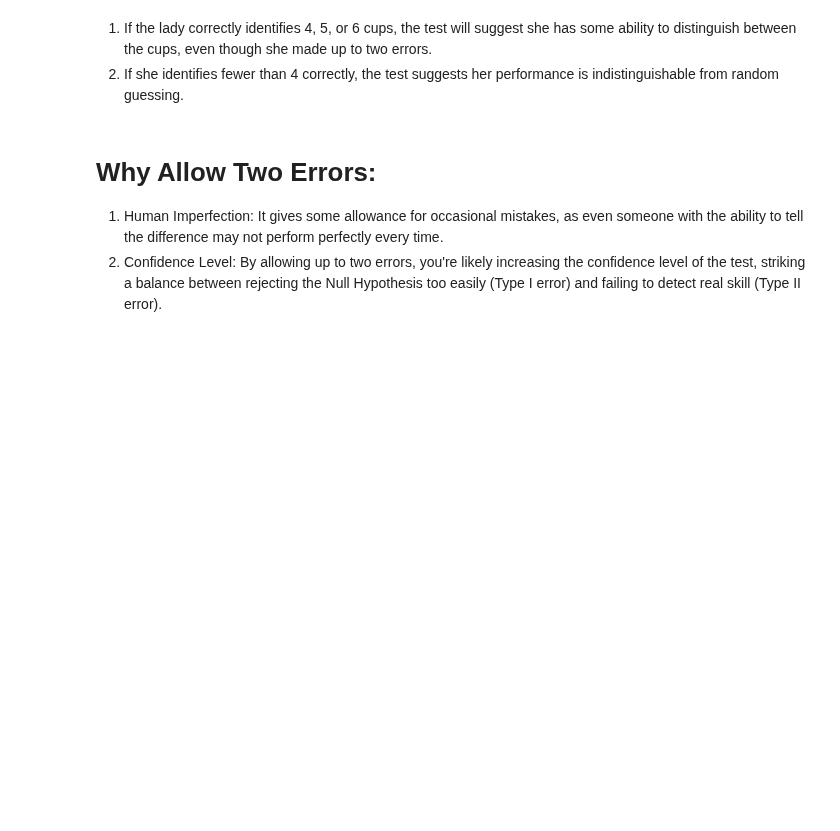
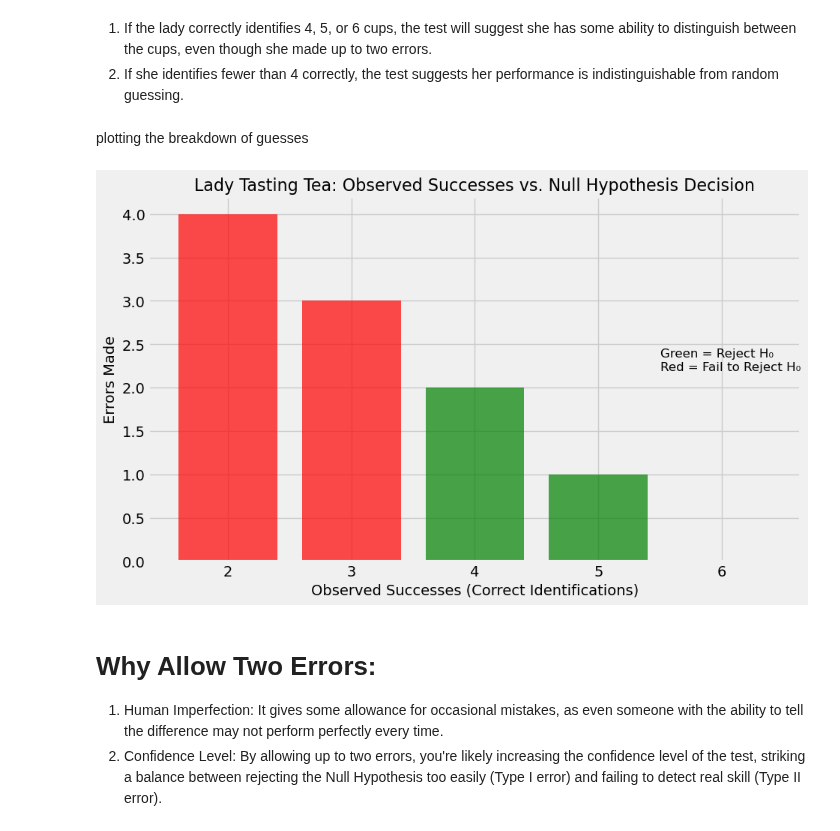
Before and after one commit to keithmmc/appliedstats, a Jupyter notebook: tasks.ipynb, the cells around one changed output. Cells and saved outputs as stored; diff of their text form; code cells hidden in the pictures; blank space fills up the shorter version.

```diff
--- a/tasks.ipynb
+++ b/tasks.ipynb
@@ -296,6 +296,30 @@ print(df)
 # %% [markdown]
 1. If the lady correctly identifies 4, 5, or 6 cups, the test will suggest she has some ability to distinguish between the cups, even though she made up to two errors.
 2. If she identifies fewer than 4 correctly, the test suggests her performance is indistinguishable from random guessing.
+# %% [markdown]
+plotting the breakdown of guesses
+# %%
+plt.figure(figsize=(10, 6))
+
+# Plot the observed successes
+colors = ['green' if x == 'Yes' else 'red' for x in df['Null Hypothesis Rejected']]
+plt.bar(df['Observed Successes'], df['Errors Made'], color=colors, alpha=0.7)
+
+# Add labels and title
+plt.xlabel('Observed Successes (Correct Identifications)', fontsize=14)
+plt.ylabel('Errors Made', fontsize=14)
+plt.title('Lady Tasting Tea: Observed Successes vs. Null Hypothesis Decision', fontsize=16)
+
+# Add legend
+plt.text(5.5, 2.2, 'Green = Reject H₀\nRed = Fail to Reject H₀', fontsize=12, color='black')
+
+# Customize the x-axis ticks
+plt.xticks(df['Observed Successes'])
+
+# Show the plot
+plt.show()
+# %% [output]
+[figure, added]
 # %% [markdown]
 # Why Allow Two Errors:
 1. Human Imperfection: It gives some allowance for occasional mistakes, as even someone with the ability to tell the difference may not perform perfectly every time.
```
